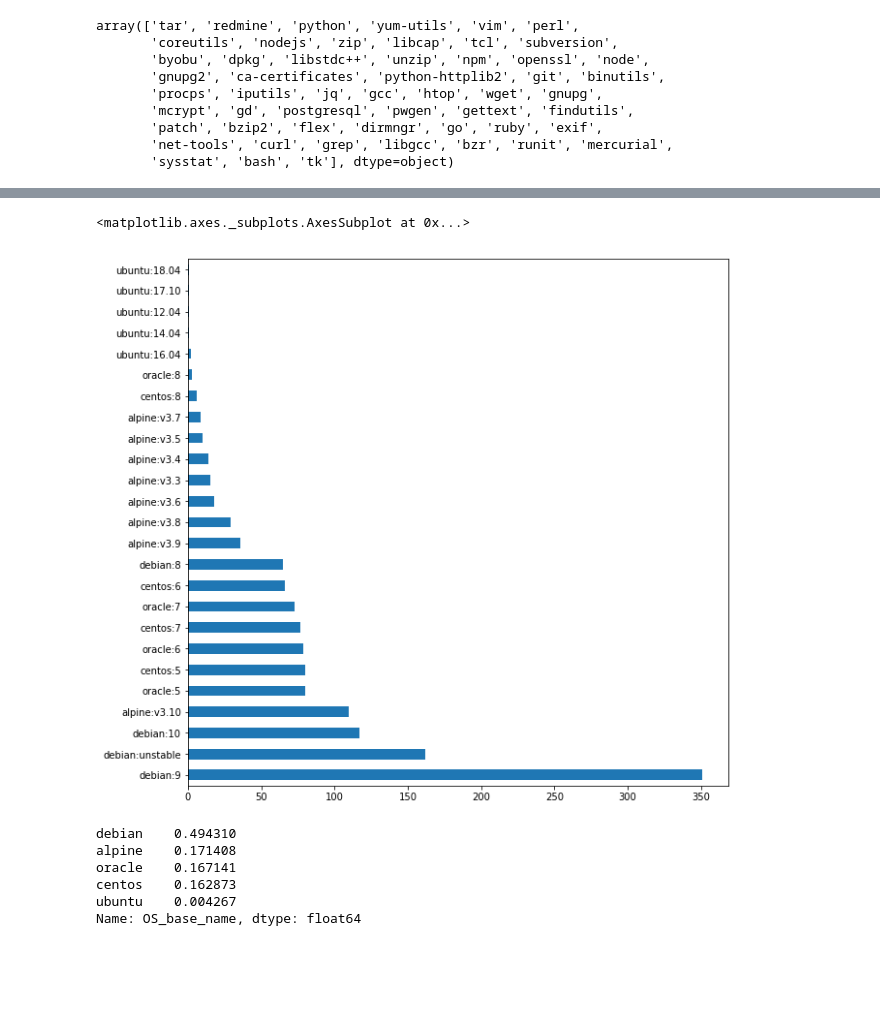
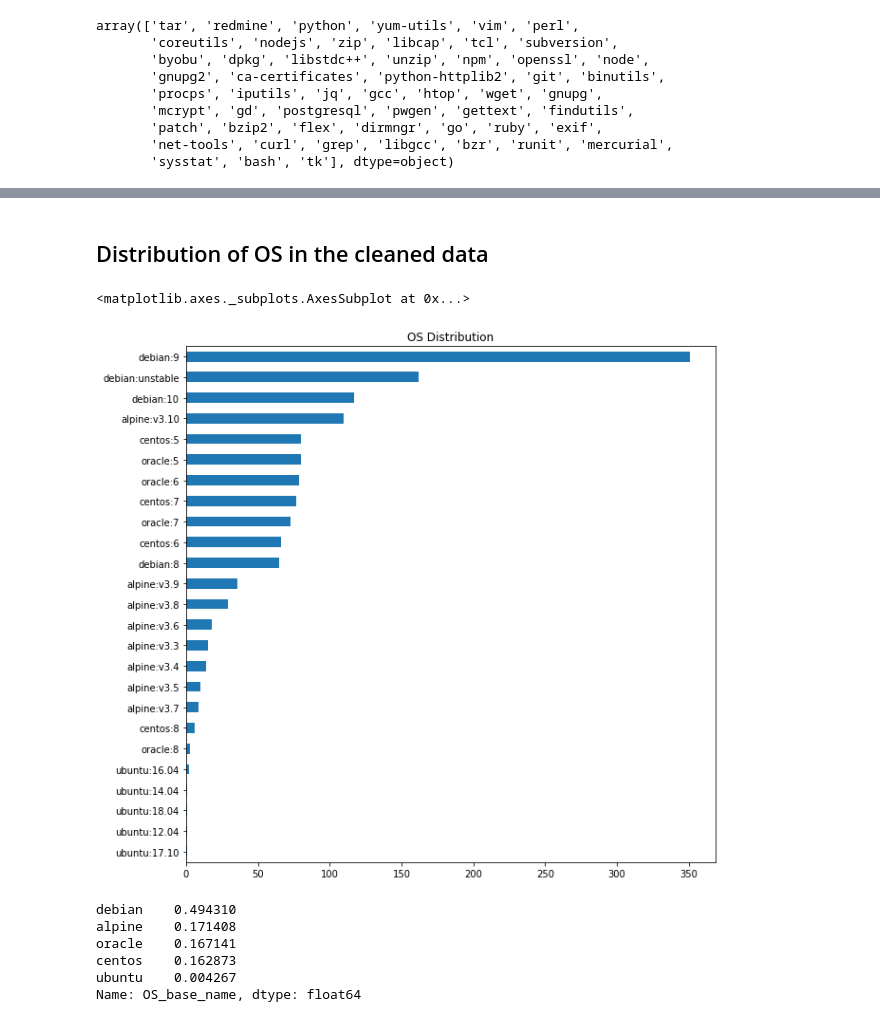
Before and after one commit to BU-NU-CLOUD-F19/Tracing_security_fixes_for_docker_images, a Jupyter notebook: demos/analyze_reports.ipynb, the cells around one changed output, grey strips where cells are left out. Cells and saved outputs as stored; diff of their text form; code cells hidden in the pictures; blank space fills up the shorter version.

```diff
--- a/demos/analyze_reports.ipynb
+++ b/demos/analyze_reports.ipynb
@@ -50,9 +121,12 @@ data.Package.value_counts().plot('barh')
+# %% [markdown]
+## Distribution of OS in the cleaned data
 # %%
 plt.figure(figsize=(10,10))
-data.OS.value_counts().plot('barh')
+data.OS.value_counts()[::-1].plot('barh',
+                            title="OS Distribution")
 # %% [output]
 <matplotlib.axes._subplots.AxesSubplot at 0x...>
-[figure, old version]
+[figure, new version]
 # %%
 data['OS_base_name'].value_counts('norm')
 # %% [output]
```
Also changed, not shown: parts of 29 cells of this notebook.
